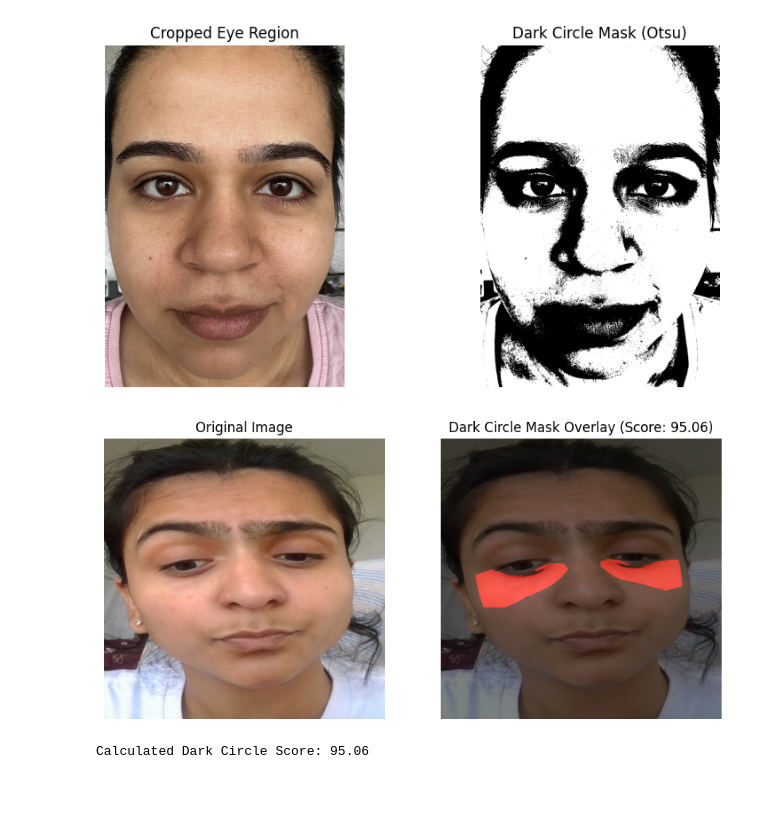
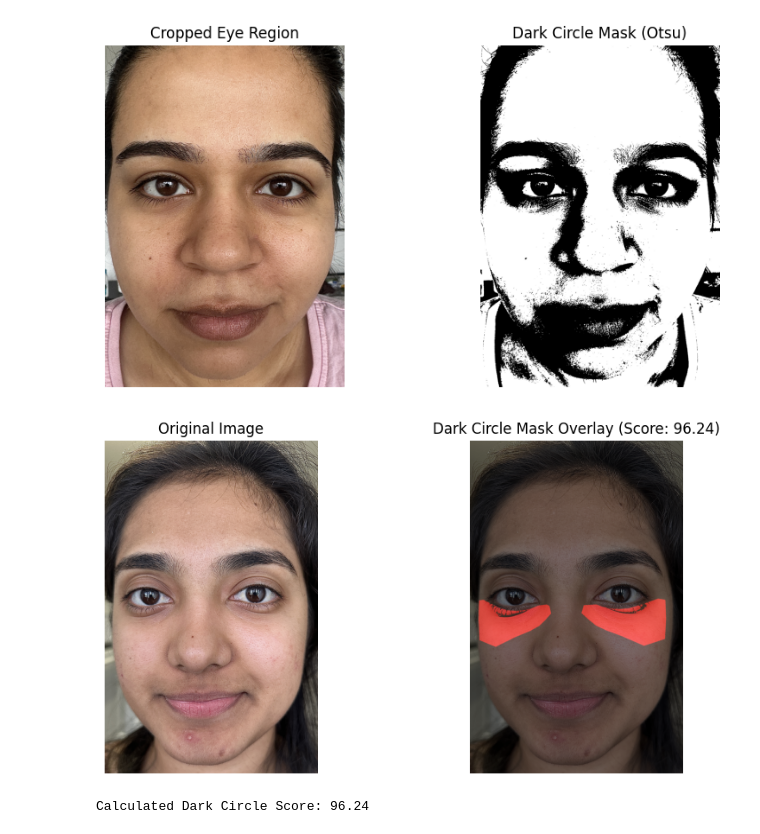
Before and after one commit to Simoni2412/Dark_Circles_Detection, a Jupyter notebook: DarkCircles.ipynb, the cells around one changed output. Cells and saved outputs as stored; diff of their text form; code cells hidden in the pictures; blank space fills up the shorter version.

```diff
--- a/DarkCircles.ipynb
+++ b/DarkCircles.ipynb
@@ -180,7 +180,7 @@ else:
 
 # Define landmark indices for LEFT and RIGHT eye regions (using outer contours)
 
-# #wide mask
+# # #wide mask
 # LEFT_EYE_IDXS = [
 #     35, 226, 7, 163, 144, 145, 153, 154, 243, 244, 245, 188, 114, 47, 100, 101, 50, 123, 116, 143]  # Left eye outer contour4
 
@@ -190,12 +190,18 @@ else:
 
 #only outside the eye
 LEFT_EYE_IDXS = [
-    35, 226, 25, 110, 24, 23, 154, 243, 112, 243, 244, 245, 188, 114, 47, 100, 101, 50, 123, 116, 143]  # Left eye outer contour4
+    35, #226, 25,
+    110, 24, 23, 22, 26, 112, 244, 245, 188, 114, 47, 100, 101, 50, 123, 116, 143]  # Left eye outer contour4
 
 RIGHT_EYE_IDXS = [
-    463, 464, 465, 412, 343, 277, 329, 330, 280, 352, 345, 372, 255, 339, 254, 253, 381# Right eye outer contour
+    341, 465, 412, 343, 277, 329, 330, 280, 352, 345, 372, 265, 339, 254, 253, 252, 256# Right eye outer contour
 ]
 
+# #outer-outer eye mask
+# LEFT_EYE_IDXS = [35, 31, 228, 229, 230, 231, 232, 233, 128,188, 114, 47, 100, 101, 50, 123, 116, 143]  # Left eye outer contour4
+# RIGHT_EYE_IDXS = [464, 453, 452, 451, 450, 449, 448, 261, 265, 372, 345, 352, 280, 330, 329, 277, 343] # Right eye outer contour
+
+#
 # Small mask
 # RIGHT_EYE_IDXS = [
 #     463, 464, 465, 357, 350, 349, 348, 347, 346, 340, 265, 446, 249, 390, 373, 374, 380, 381, 398, 463 # Right eye outer contour
@@ -349,7 +355,7 @@ def detect_dark_circles_otsu(image_path):
     combined_dark_circle_mask_full_size = cv2.morphologyEx(combined_dark_circle_mask_full_size, cv2.MORPH_OPEN, kernel) # Opening to remove small objects
 
     # --- Erode the mask to remove border artifacts ---
-    kernel_erode = np.ones((3, 3), np.uint8)  # Try (3,3) or (5,5)
+    kernel_erode = np.ones((5, 5), np.uint8)  # Try (3,3) or (5,5)
     combined_dark_circle_mask = cv2.erode(combined_dark_circle_mask_full_size, kernel_erode, iterations=1)
 
     # --- Calculate Dark Circle Score ---
@@ -359,7 +365,7 @@ def detect_dark_circles_otsu(image_path):
     total_eye_pixel_count = np.sum(total_eye_region_mask > 0) # Count non-zero pixels in the eye region mask
 
         # After you create total_eye_region_mask
-    kernel_inner = np.ones((5, 5), np.uint8)  # Try (7,7) or (9,9) for a strong shrink
+    kernel_inner = np.ones((7, 7), np.uint8)  # Try (7,7) or (9,9) for a strong shrink
     inner_eye_mask = cv2.erode(total_eye_region_mask, kernel_inner, iterations=1)
 
     # Create a boolean mask for dark pixels within the eye region
@@ -380,7 +386,7 @@ def detect_dark_circles_otsu(image_path):
 
 # --- Example Usage ---
 #Assuming you have a sample image path
-sample_image_for_dark_circles = "/content/captured_face_3841.jpg" # Replace with a real path
+sample_image_for_dark_circles = "/content/IMG_9918.jpeg" # Replace with a real path
 #sample_image_for_dark_circles = "/content/darkcircle.jpeg"
 original_img, dark_circle_mask, score, dark_pixels_mask1 = detect_dark_circles_otsu(sample_image_for_dark_circles)
 
@@ -389,35 +395,35 @@ if original_img is not None and dark_circle_mask is not None:
     plt.figure(figsize=(10, 5))
 
     # Display the original image
     plt.subplot(1, 2, 1)
     # OpenCV reads as BGR, Matplotlib expects RGB. Convert back for display.
     plt.imshow(cv2.cvtColor(original_img, cv2.COLOR_BGR2RGB))
     plt.title('Original Image')
     plt.axis('off')
 
     # Display the dark circle mask overlaid on the original image
     plt.subplot(1, 2, 2)
     # Create a color overlay for the mask (e.g., red)
     overlay = np.zeros_like(original_img, dtype=np.uint8)
     # Set the color (BGR format for OpenCV) for the mask pixels
     overlay[dark_circle_mask > 0] = [0, 0, 255] # Red color where mask is non-zero
 
     # Blend the overlay with the original image
     alpha = 0.5 # Transparency factor
     overlaid_image = cv2.addWeighted(original_img, 1 - alpha, overlay, alpha, 0)
 
     plt.imshow(cv2.cvtColor(overlaid_image, cv2.COLOR_BGR2RGB))
     plt.title(f'Dark Circle Mask Overlay (Score: {score:.2f})')
     plt.axis('off')
 
     plt.show()
     print(f"Calculated Dark Circle Score: {score:.2f}")
 
 else:
     print("Could not process the image for dark circle detection.")
 # %% [output]
-[figure, old version]
+[figure, new version]
-Calculated Dark Circle Score: 95.06
+Calculated Dark Circle Score: 96.24
 # %%
 
 # Assume original_img, combined_dark_circle_mask_full_size, total_eye_region_mask are already defined
```
Also changed, not shown: parts of 2 cells of this notebook.
